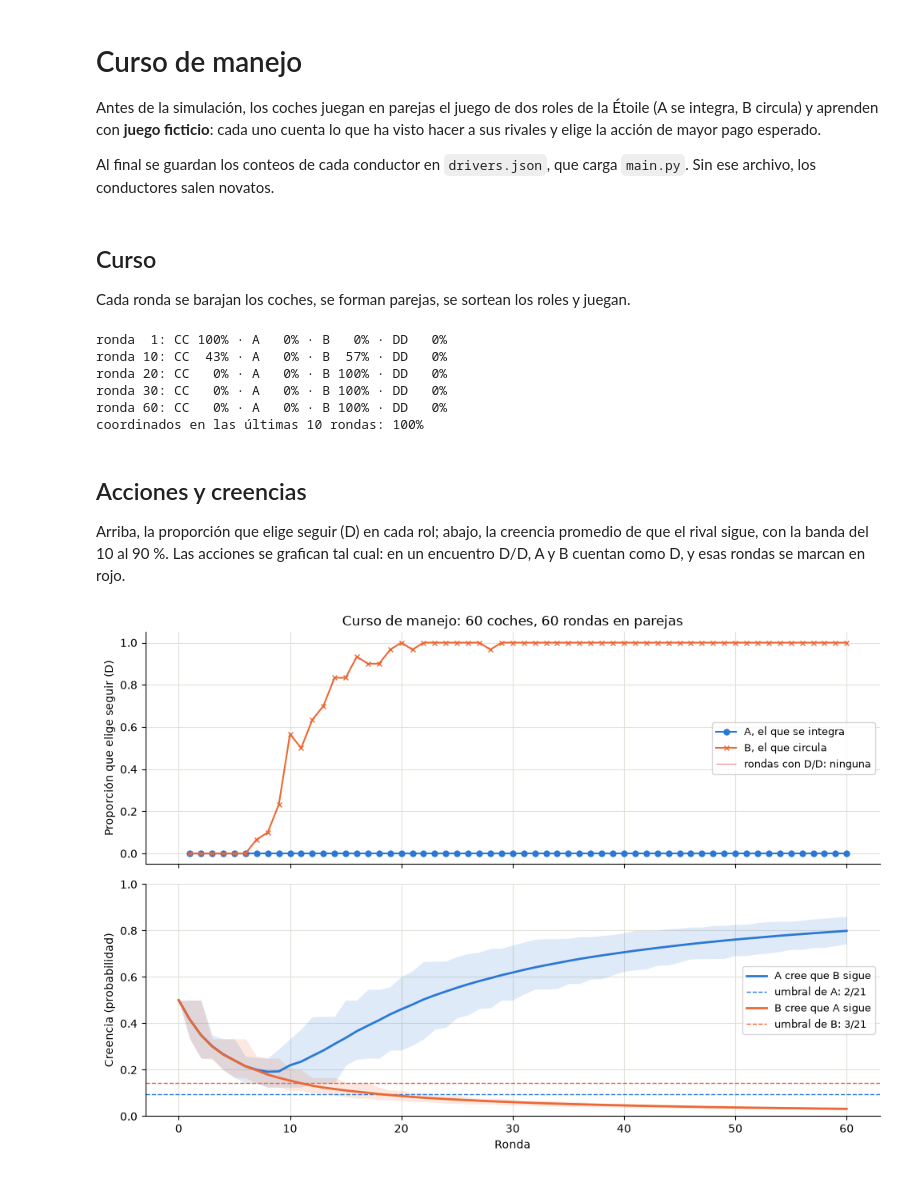
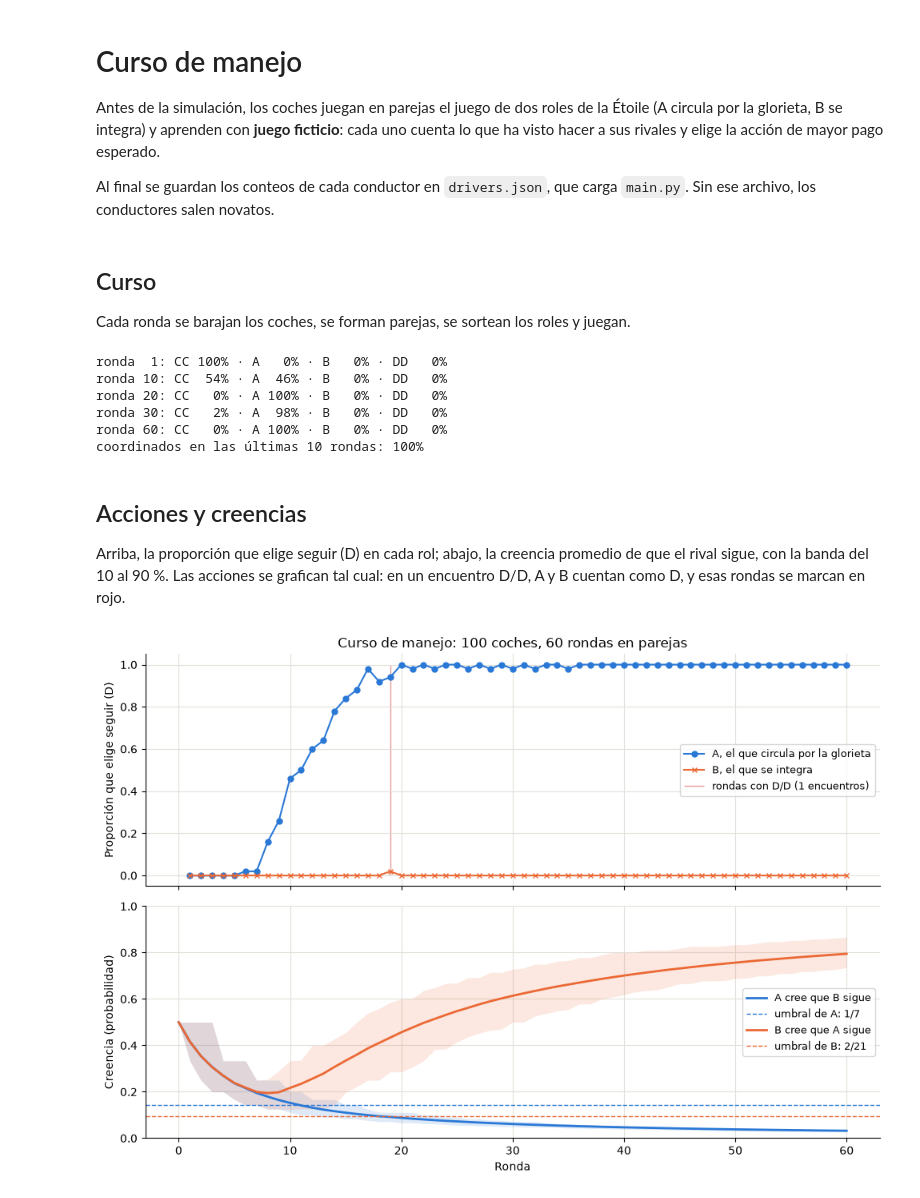
Before and after one commit to deescondrillas/traffic-simulation, a Jupyter notebook: training/train.ipynb, the cells around one changed output. Cells and saved outputs as stored; diff of their text form; code cells hidden in the pictures.

```diff
--- a/training/train.ipynb
+++ b/training/train.ipynb
@@ -3,12 +1,13 @@
 # %% [markdown]
 # Curso de manejo
 
-Antes de la simulación, los coches juegan en parejas el juego de dos roles de la Étoile (A se integra, B circula) y aprenden con **juego ficticio**: cada uno cuenta lo que ha visto hacer a sus rivales y elige la acción de mayor pago esperado.
+Antes de la simulación, los coches juegan en parejas el juego de dos roles de la Étoile (A circula por la glorieta, B se integra) y aprenden con **juego ficticio**: cada uno cuenta lo que ha visto hacer a sus rivales y elige la acción de mayor pago esperado.
 
 Al final se guardan los conteos de cada conductor en `drivers.json`, que carga `main.py`. Sin ese archivo, los conductores salen novatos.
 # %%
 import json
 import sys
+from fractions import Fraction
 
 import matplotlib.pyplot as plt
 import numpy as np
@@ -16,10 +15,12 @@ import numpy as np
 sys.path.insert(0, "..")   # importa config, agents y environment desde la raíz del repo
 
 from agents.game_theory import ROLE_A, ROLE_B, go_threshold
-from config import (
-    BELIEF_BAND, COORDINATION_TARGET, COORDINATION_WINDOW, DRIVERS_FILE, N_CARS, SEED, WARMUP_ROUNDS,
-)
+from config import DRIVERS_FILE, N_CARS, SEED, WARMUP_ROUNDS
 from environment.city_model import CityModel
+
+COORDINATION_TARGET = 0.95   # M5: proporción mínima de encuentros coordinados al final del curso
+COORDINATION_WINDOW = 10     # últimas rondas en que se mide
+BELIEF_BAND = (10, 90)       # percentiles de la banda de creencias en la gráfica
 # %% [markdown]
 ## Curso
 
@@ -39,10 +40,10 @@ print(f"coordinados en las últimas {COORDINATION_WINDOW} rondas: {coordinated:.
 assert coordinated >= COORDINATION_TARGET, "M5: al final del curso se coordina menos del 95 % de los encuentros"
 # %% [output]
 ronda  1: CC 100% · A   0% · B   0% · DD   0%
-ronda 10: CC  43% · A   0% · B  57% · DD   0%
-ronda 20: CC   0% · A   0% · B 100% · DD   0%
-ronda 30: CC   0% · A   0% · B 100% · DD   0%
-ronda 60: CC   0% · A   0% · B 100% · DD   0%
+ronda 10: CC  54% · A  46% · B   0% · DD   0%
+ronda 20: CC   0% · A 100% · B   0% · DD   0%
+ronda 30: CC   2% · A  98% · B   0% · DD   0%
+ronda 60: CC   0% · A 100% · B   0% · DD   0%
 coordinados en las últimas 10 rondas: 100%
 # %% [markdown]
 ## Acciones y creencias
@@ -51,40 +52,41 @@ Arriba, la proporción que elige seguir (D) en cada rol; abajo, la creencia prom
 # %%
 ROLE_COLORS = ("#2a78d6", "#eb6834")        # A, B
 DD_COLOR = "#d03b3b"
-ROLE_LABELS = ("A, el que se integra", "B, el que circula")
+ROLE_LABELS = ("A, el que circula por la glorieta", "B, el que se integra")
 BELIEF_LABELS = ("A cree que B sigue", "B cree que A sigue")
-THRESHOLD_LABELS = ("umbral de A: 2/21", "umbral de B: 3/21")
+THRESHOLD_LABELS = tuple(f"umbral de {name}: {Fraction(go_threshold(role)).limit_denominator(1000)}"
+                         for role, name in ((ROLE_A, "A"), (ROLE_B, "B")))
 
 rounds = np.arange(1, WARMUP_ROUNDS + 1)
 steps = np.arange(WARMUP_ROUNDS + 1)
 share_go = np.nanmean(log.actions, axis=1)              # (rondas, 2): proporción que siguió
 mean_belief = log.beliefs.mean(axis=1)
 low, high = np.percentile(log.beliefs, BELIEF_BAND, axis=1)
 dd_rounds = [r for r, tally in zip(rounds, log.outcomes) if tally["DD"]]
 n_dd = sum(t["DD"] for t in log.outcomes)
 
 fig, (top, bottom) = plt.subplots(2, 1, figsize=(10, 7), sharex=True)
 for role, marker in ((ROLE_A, "o"), (ROLE_B, "x")):
     top.plot(rounds, share_go[:, role], color=ROLE_COLORS[role], marker=marker, ms=5, lw=1.5, label=ROLE_LABELS[role])
     bottom.plot(steps, mean_belief[:, role], color=ROLE_COLORS[role], lw=2, label=BELIEF_LABELS[role])
     bottom.fill_between(steps, low[:, role], high[:, role], color=ROLE_COLORS[role], alpha=0.15, lw=0)
     bottom.axhline(go_threshold(role), color=ROLE_COLORS[role], lw=1, ls="--", label=THRESHOLD_LABELS[role])
 top.vlines(dd_rounds, 0, 1, color=DD_COLOR, lw=1, alpha=0.5, zorder=0,
            label=f"rondas con D/D ({n_dd} encuentros)" if n_dd else "rondas con D/D: ninguna")
 top.set_ylim(-0.05, 1.05)
 top.set_ylabel("Proporción que elige seguir (D)")
 top.set_title(f"Curso de manejo: {N_CARS} coches, {WARMUP_ROUNDS} rondas en parejas")
 bottom.set_ylim(0, 1)
 bottom.set_xlabel("Ronda")
 bottom.set_ylabel("Creencia (probabilidad)")
 for ax in (top, bottom):
     ax.grid(color="#e1e0d9", lw=0.8)
     ax.set_axisbelow(True)
     for side in ("top", "right"):
         ax.spines[side].set_visible(False)
     ax.legend(loc="center right", fontsize=9)
 fig.tight_layout()
 plt.show()
 # %% [output]
-[figure, old version]
+[figure, new version]
 # %% [markdown]
```
Also changed, not shown: parts of 3 cells of this notebook, 12 other files.
